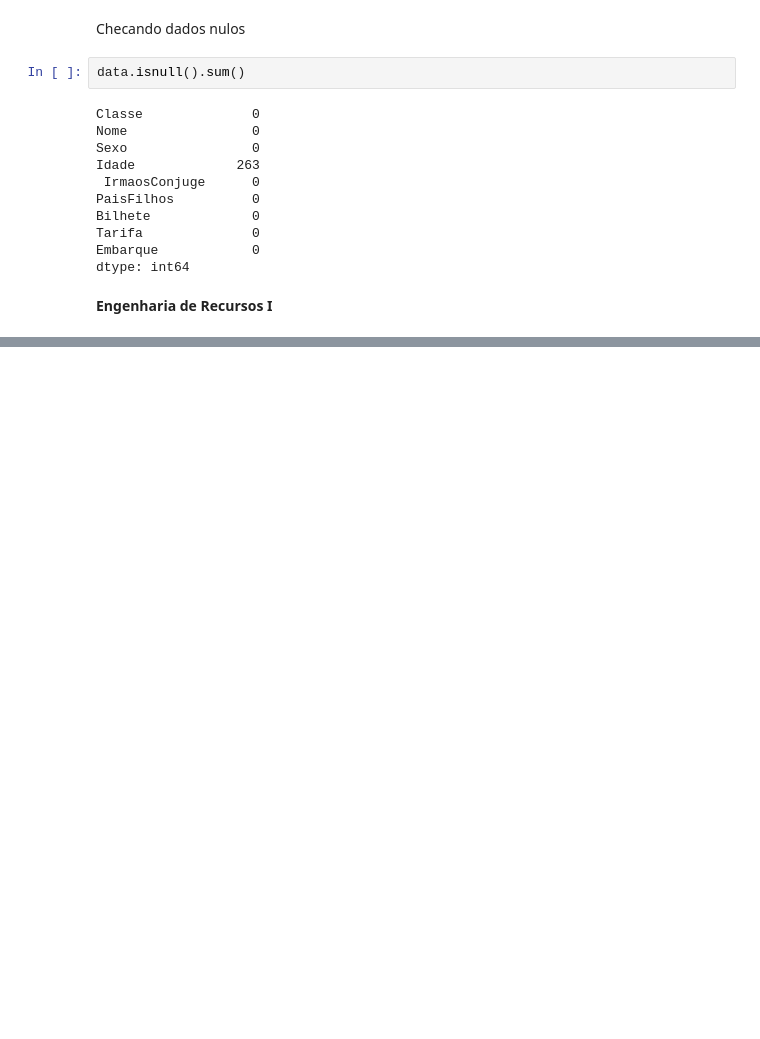
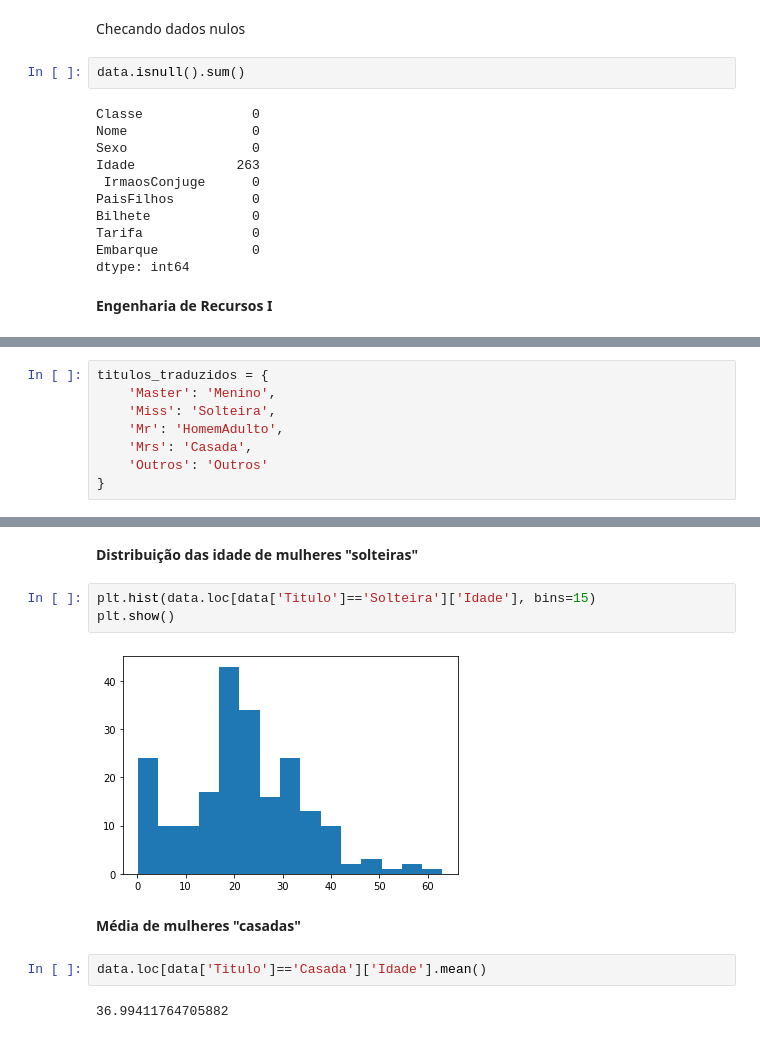
Before and after one commit to LucasRocha2308/Curso-Data-Science-e-Machine-Learning-com-Estatistica-e-Python, a Jupyter notebook: Regressao_linear_v2.ipynb, the cells around one changed output, grey strips where cells are left out. Saved outputs shown, nothing was run; the diff lists cells and outputs as text; blank space fills up the shorter version.

```diff
--- a/Regressao_linear_v2.ipynb
+++ b/Regressao_linear_v2.ipynb
@@ -217,0 +291,8 @@ dtype: int64
+# %%
+titulos_traduzidos = {
+    'Master': 'Menino',
+    'Miss': 'Solteira',
+    'Mr': 'HomemAdulto',
+    'Mrs': 'Casada',
+    'Outros': 'Outros'
+}
@@ -217,0 +399,13 @@ dtype: int64
+# %% [markdown]
+**Distribuição das idade de mulheres "solteiras"**
+# %%
+plt.hist(data.loc[data['Titulo']=='Solteira']['Idade'], bins=15)
+plt.show()
+# %% [output]
+[figure, added]
+# %% [markdown]
+**Média de mulheres "casadas"**
+# %%
+data.loc[data['Titulo']=='Casada']['Idade'].mean()
+# %% [output]
+36.99411764705882
```
Also changed, not shown: parts of 97 cells of this notebook.
